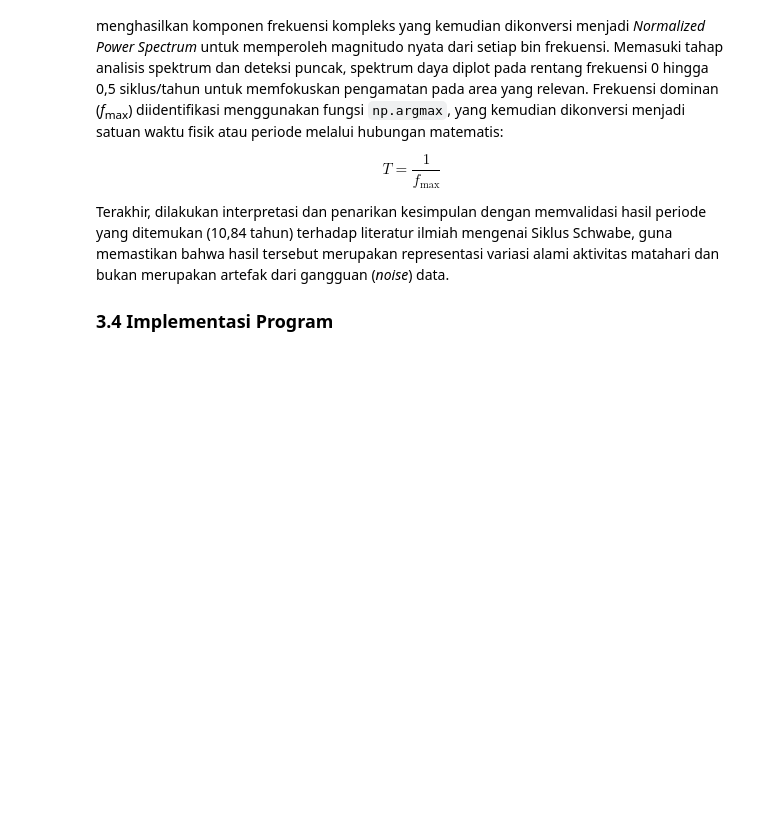
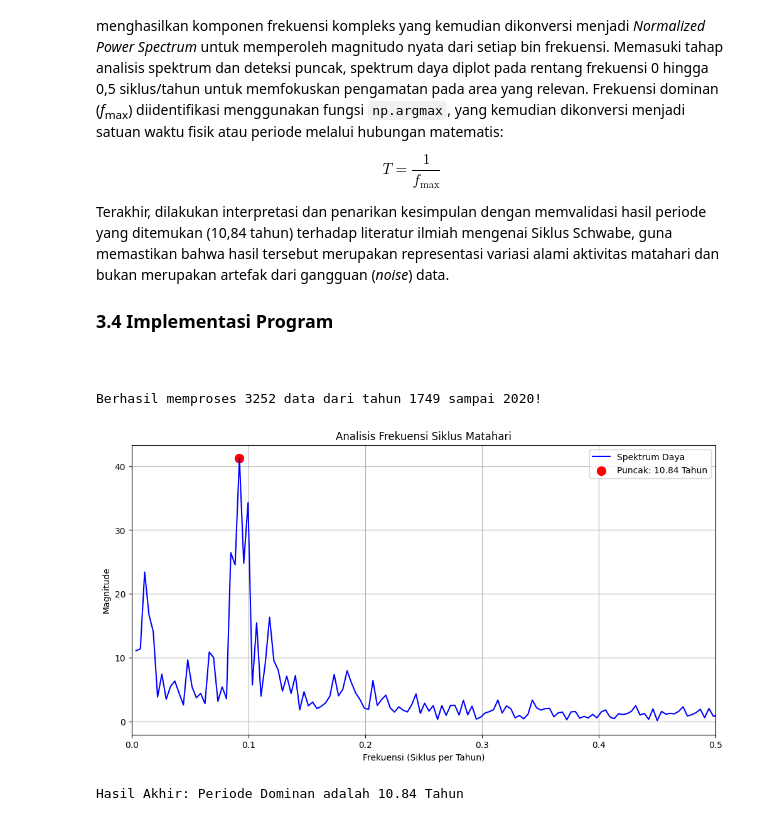
Before and after one commit to lozasmi/fft-case-studies-HELO, a Jupyter notebook: notebooks/Laporan_HeLo.ipynb, the cells around one changed output. Drawn from its saved outputs; the diff is of its cells as text; code cells hidden in the pictures; blank space fills up the shorter version.

```diff
--- a/notebooks/Laporan_HeLo.ipynb
+++ b/notebooks/Laporan_HeLo.ipynb
@@ -325,3 +325,66 @@ $$T = \frac{1}{f_{\max}}$$
 
 </div>
 </div>
+# %%
+# ================================================================= #
+#  CASE STUDY 1: ANALISIS SIKLUS MATAHARI (VERSI FIX ERROR)          #
+# ================================================================= #
+
+import numpy as np
+import matplotlib.pyplot as plt
+import pandas as pd
+
+# --- 1. LOAD DATA ---
+df = pd.read_csv('../data/sunspots.csv')
+
+# Perbaikan: Mengubah kolom 'Date' menjadi format tanggal beneran,
+# lalu diubah menjadi angka tahun (misal: 1749.08) supaya bisa dihitung FFT
+df['Date'] = pd.to_datetime(df['Date'])
+t = df['Date'].dt.year + (df['Date'].dt.month - 1) / 12
+
+# Mengambil kolom jumlah sunspot (kolom ke-3)
+y = df['Monthly Mean Total Sunspot Number'].values
+
+print(f"Berhasil memproses {len(t)} data dari tahun {t.min():.0f} sampai {t.max():.0f}!")
+
+# --- 2. DC REMOVAL ---
+# Sekarang 'y' sudah angka murni, jadi np.mean(y) tidak akan error lagi
+y_centered = y - np.mean(y)
+
+# --- 3. FFT & POWER SPECTRUM ---
+N = len(y_centered)
+dt = 1/12 # Jarak antar data adalah 1 bulan
+
+Y_k = np.fft.fft(y_centered)
+freq = np.fft.fftfreq(N, d=dt)
+
+power = (2/N) * np.abs(Y_k)
+
+# Ambil sisi positif saja
+mask = freq > 0
+f_pos = freq[mask]
+p_pos = power[mask]
+
+# --- 4. CARI PUNCAK ---
+max_idx = np.argmax(p_pos)
+f_max = f_pos[max_idx]
+period = 1 / f_max
+
+# --- 5. VISUALISASI ---
+plt.figure(figsize=(12, 6))
+plt.plot(f_pos, p_pos, color='blue', label='Spektrum Daya')
+plt.scatter(f_max, p_pos[max_idx], color='red', s=100, label=f'Puncak: {period:.2f} Tahun')
+
+plt.xlim(0, 0.5)
+plt.xlabel('Frekuensi (Siklus per Tahun)')
+plt.ylabel('Magnitude')
+plt.title('Analisis Frekuensi Siklus Matahari')
+plt.legend()
+plt.grid(True)
+plt.show()
+
+print(f"Hasil Akhir: Periode Dominan adalah {period:.2f} Tahun")
+# %% [output]
+Berhasil memproses 3252 data dari tahun 1749 sampai 2020!
+[figure, added]
+Hasil Akhir: Periode Dominan adalah 10.84 Tahun
```
